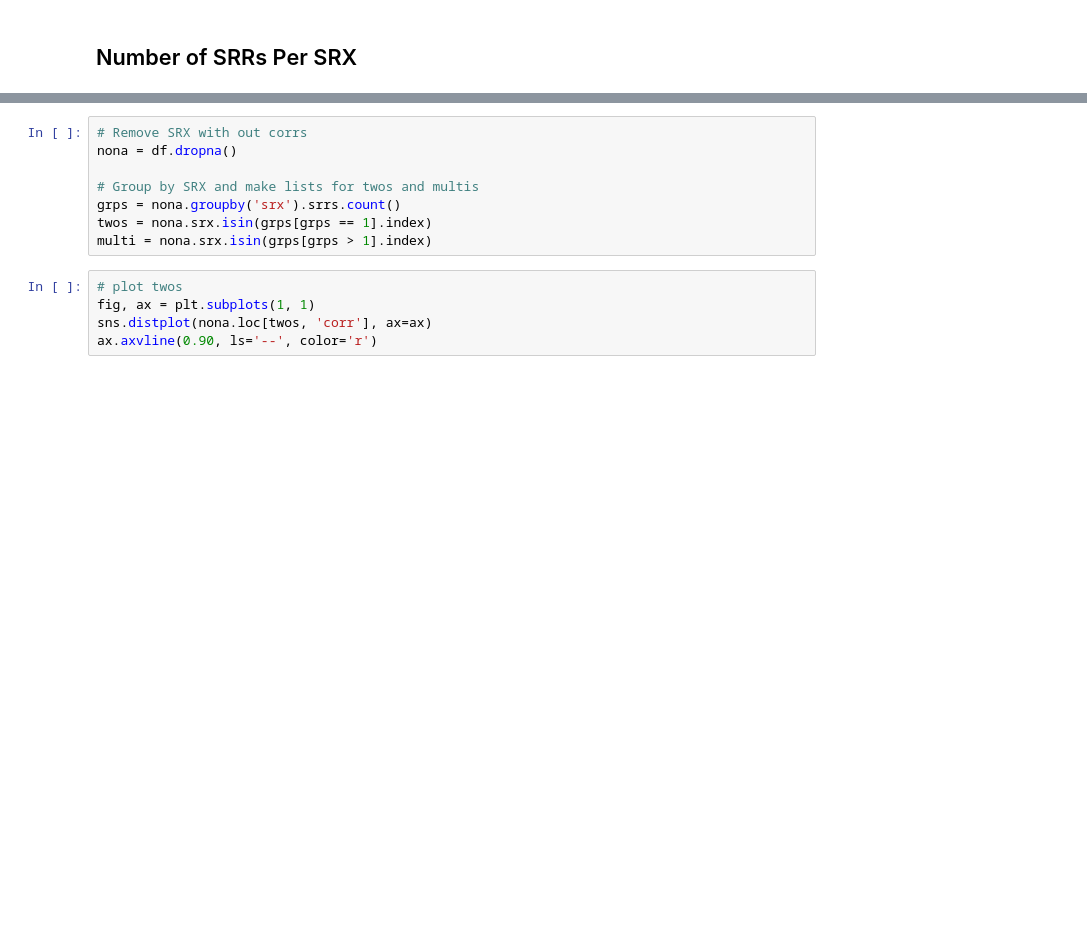
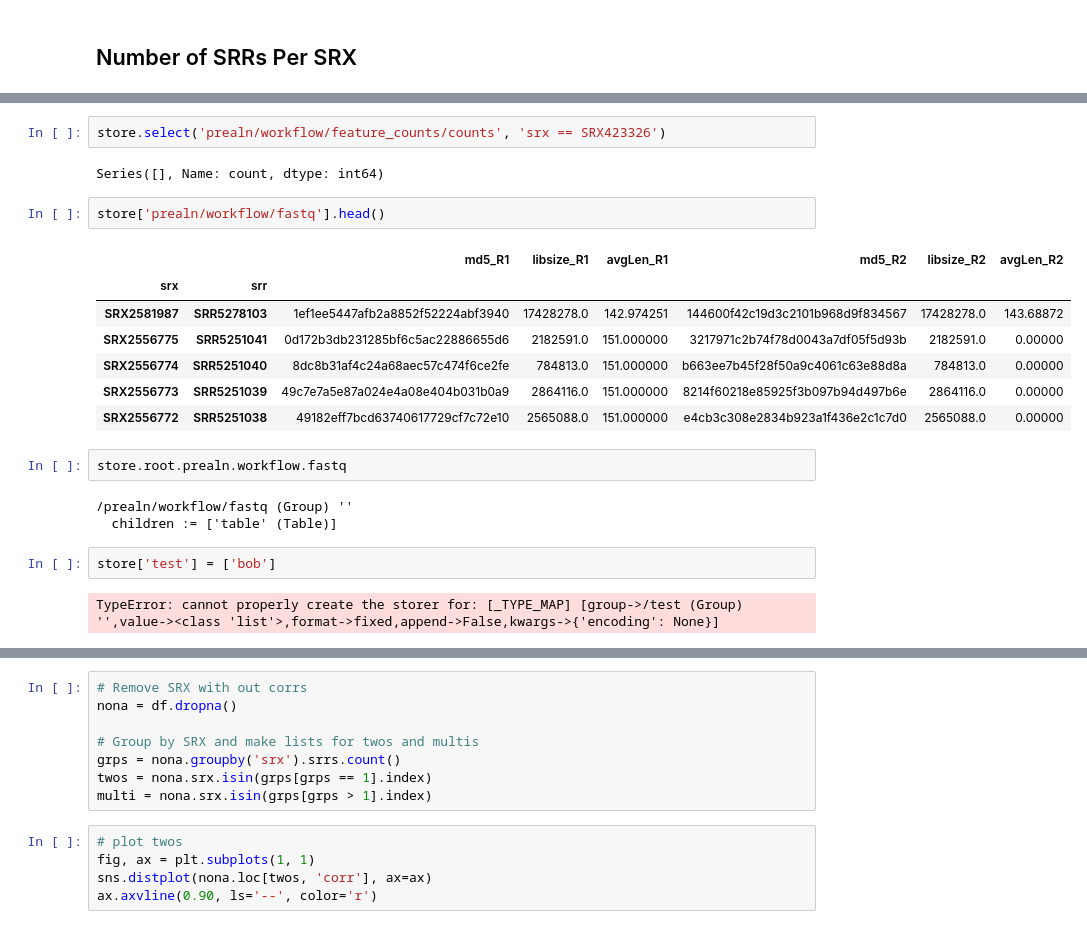
Before and after one commit to jfear/ncbi_remap, a Jupyter notebook: docs/01.02-prealn-wf_merge_srr.ipynb, the cells around one changed output, grey strips where cells are left out. Saved outputs shown, nothing was run; the diff lists cells and outputs as text; blank space fills up the shorter version.

```diff
--- a/docs/01.02-prealn-wf_merge_srr.ipynb
+++ b/docs/01.02-prealn-wf_merge_srr.ipynb
@@ -92,0 +125,23 @@ df = calc_corr(store['prealn/complete'].srx.unique().tolist(), multi='m2', show_
+# %%
+store.select('prealn/workflow/feature_counts/counts', 'srx == SRX423326')
+# %% [output]
+Series([], Name: count, dtype: int64)
+# %%
+store['prealn/workflow/fastq'].head()
+# %% [output]
+|  |  | md5_R1 | libsize_R1 | avgLen_R1 | md5_R2 | libsize_R2 | avgLen_R2 |
+| srx | srr |  |  |  |  |  |  |
+| SRX2581987 | SRR5278103 | 1ef1ee5447afb2a8852f52224abf3940 | 17428278.0 | 142.974251 | 144600f42c19d3c2101b968d9f834567 | 17428278.0 | 143.68872 |
+| SRX2556775 | SRR5251041 | 0d172b3db231285bf6c5ac22886655d6 | 2182591.0 | 151.000000 | 3217971c2b74f78d0043a7df05f5d93b | 2182591.0 | 0.00000 |
+| SRX2556774 | SRR5251040 | 8dc8b31af4c24a68aec57c474f6ce2fe | 784813.0 | 151.000000 | b663ee7b45f28f50a9c4061c63e88d8a | 784813.0 | 0.00000 |
+| SRX2556773 | SRR5251039 | 49c7e7a5e87a024e4a08e404b031b0a9 | 2864116.0 | 151.000000 | 8214f60218e85925f3b097b94d497b6e | 2864116.0 | 0.00000 |
+| SRX2556772 | SRR5251038 | 49182eff7bcd63740617729cf7c72e10 | 2565088.0 | 151.000000 | e4cb3c308e2834b923a1f436e2c1c7d0 | 2565088.0 | 0.00000 |
+# %%
+store.root.prealn.workflow.fastq
+# %% [output]
+/prealn/workflow/fastq (Group) ''
+  children := ['table' (Table)]
+# %%
+store['test'] = ['bob']
+# %% [output]
+TypeError: cannot properly create the storer for: [_TYPE_MAP] [group->/test (Group) '',value-><class 'list'>,format->fixed,append->False,kwargs->{'encoding': None}]
```
Also changed, not shown: parts of 17 cells of this notebook, 2 other files.
